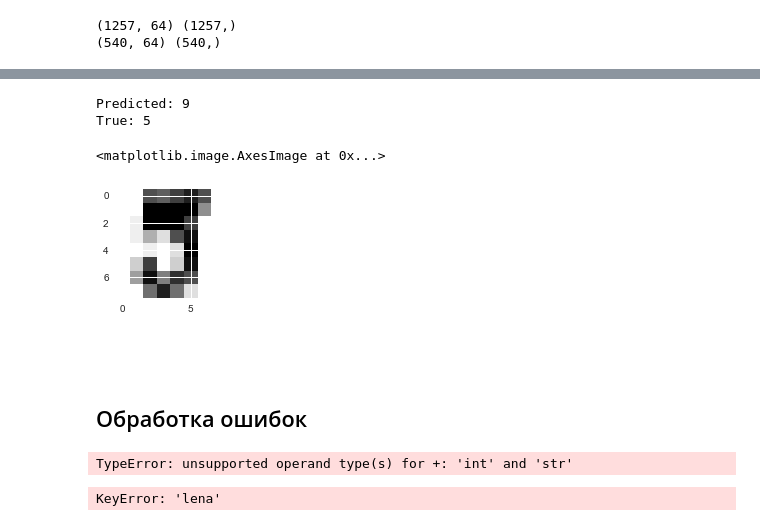
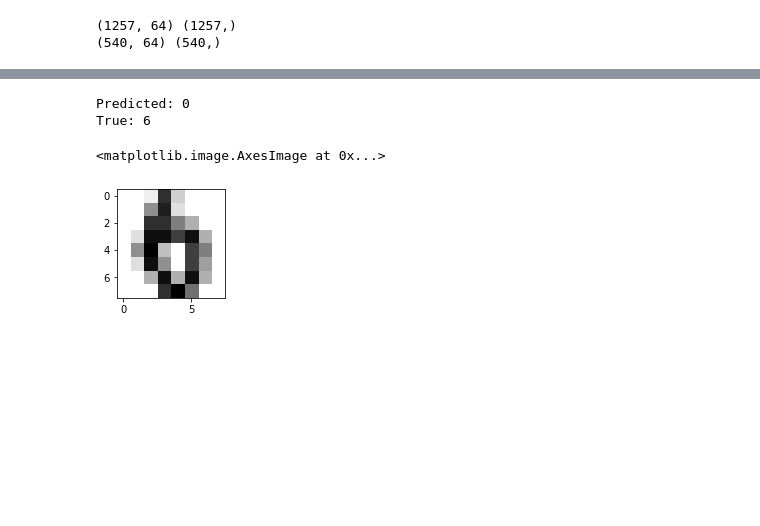
Before and after one commit to ArinaPereslavtseva/hse-econ-data-analysis-course-2020, a Jupyter notebook: week_06/week_06.ipynb, the cells around one changed output, grey strips where cells are left out. Drawn from its saved outputs; the diff is of its cells as text; code cells hidden in the pictures; blank space fills up the shorter version.

```diff
--- a/week_06/week_06.ipynb
+++ b/week_06/week_06.ipynb
@@ -392,31 +544,18 @@ array([ 15,  33,  65,  68,  77, 155, 176, 214, 251, 252, 260, 316, 319,
 # %%
-k = 65
+k = 237
 
 img_k = X_test[k].reshape((8,8))
 pred_k = y_pred[k]
 true_k = y_test[k]
 
 print("Predicted: {}".format(pred_k))
 print("True: {}".format(true_k))
 
 
 plt.figure(figsize=(2,2))
 plt.imshow(img_k, cmap=plt.cm.gray_r)
 # %% [output]
-Predicted: 9
-True: 5
+Predicted: 0
+True: 6
 <matplotlib.image.AxesImage at 0x...>
-[figure, old version]
+[figure, new version]
-# %% [markdown]
-<br><br>
-## Обработка ошибок
-# %%
-2 + '6'
-# %% [output]
-TypeError: unsupported operand type(s) for +: 'int' and 'str'
-# %%
-scores = {'vasya' : 5, 'petya' : 10}
-scores['vasya'] += 1
-scores['lena'] += 2
-# %% [output]
-KeyError: 'lena'
```
Also changed, not shown: parts of 106 cells of this notebook, 1 other file.
